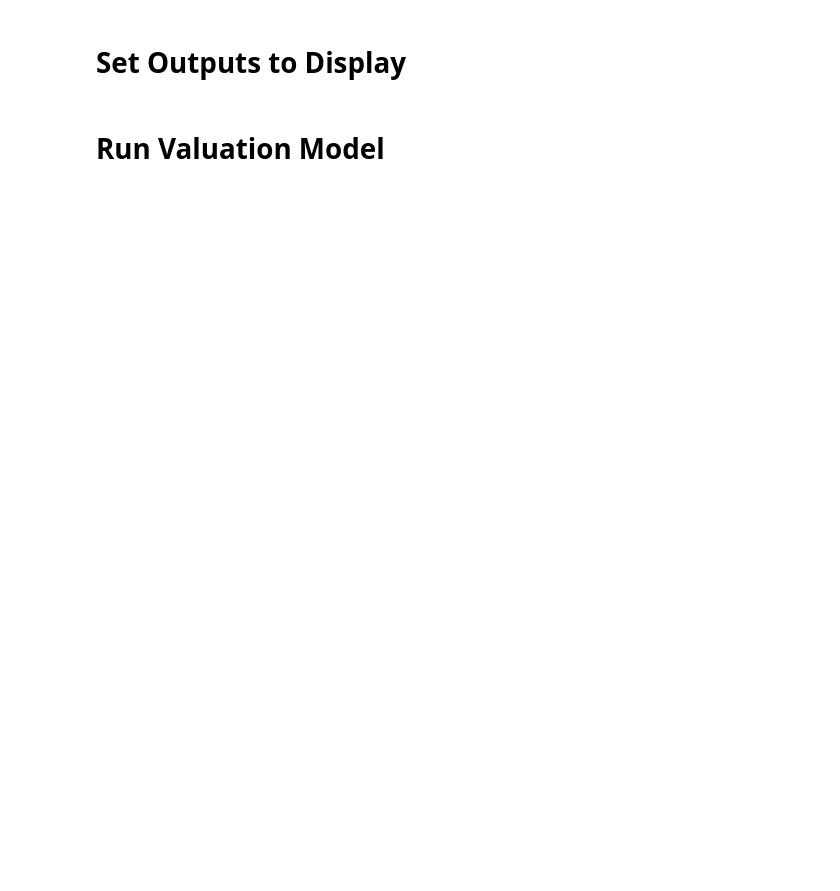
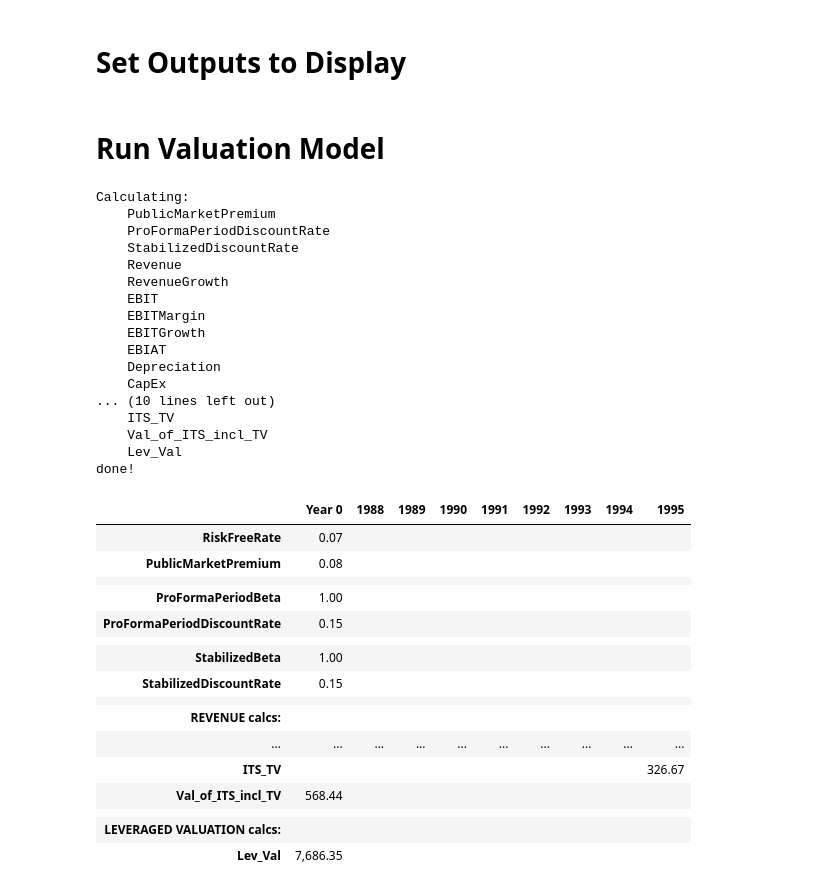
Before and after one commit to TheVinhLuong102/ChicagoBooth-EntrepreneurialFinancePrivateEquity, a Jupyter notebook: St. Louis Institute of Technology/St. Louis Institute of Technology.ipynb, the cells around one changed output. Cells and saved outputs as stored; diff of their text form; code cells hidden in the pictures; blank space fills up the shorter version.

```diff
--- a/St. Louis Institute of Technology/St. Louis Institute of Technology.ipynb
+++ b/St. Louis Institute of Technology/St. Louis Institute of Technology.ipynb
@@ -69,7 +84,7 @@ data_df
 # %% [markdown]
 # Set Outputs to Display
 # %%
-outputs = \
+unlev_outputs = \
     ['RiskFreeRate', 'PublicMarketPremium',
      ' ',
      'ProFormaPeriodBeta', 'ProFormaPeriodDiscountRate',
@@ -84,27 +99,82 @@ outputs = \
      '      ',
      'Depreciation',
      '       ',
-     'NET WORKING CAPITAL calcs:', 'NWC', 'NWC_over_Revenue', 'NWCChange',
+     'CAPEX & NET WORKING CAPITAL calcs:', 'CapEx',
      '        ',
      'FCF & TV calcs:', 'FCF', 'LongTermGrowthRate', 'TV', 'TV_RevenueMultiple', 'TV_EBITMultiple',
      '         ',
-     'VALUATION calcs:', 'Val_of_FCF', 'Val_of_TV', 'Val']
+     'UNLEVERAGED VALUATION calcs:', 'Unlev_Val']
+
+lev_outputs = \
+    ['          ',
+     'INTEREST TAX SHIELD (ITS) calcs:', 'InterestExpense', 'ITS', 'ITS_TV', 'Val_of_ITS_incl_TV',
+     '           ',
+     'LEVERAGED VALUATION calcs:', 'Lev_Val']
 # %% [markdown]
 # Run Valuation Model
 # %%
-results = \
-    model(
-        outputs=outputs,
+inputs = \
+    dict(
         Revenue=[3955] + data_df.Revenue.tolist(),
         EBIT=[446] + data_df.EBIT.tolist(),
         CorpTaxRate=US_CORP_TAX_RATE,
         Depreciation=[180] + data_df.Depreciation.tolist(),
-        NWCChange=[100] + data_df.NetWorkingCapitalChange.tolist(),
+        CapEx=[100] + data_df.CapEx_and_NWCChange.tolist(),
         RiskFreeRate=RISK_FREE_RATE,
         PublicMarketPremium=PUBLIC_MARKET_PREMIUM,
         ProFormaPeriodBeta=SCHOOL_ASSET_BETA,
         StabilizedBeta=SCHOOL_ASSET_BETA,
-        LongTermGrowthRate=LONG_TERM_GROWTH_RATE)
+        LongTermGrowthRate=LONG_TERM_GROWTH_RATE,
+        InterestExpense=[62] + data_df.Interest.tolist())
+
+unlev_results = \
+    unlev_model(
+        outputs=unlev_outputs,
+        **inputs)
+
+print()
+
+lev_results = \
+    lev_model(
+        outputs=lev_outputs,
+        append_to_results_data_frame=unlev_results['data_frame'],
+        Unlev_Val=unlev_results['Unlev_Val'],
+        **inputs)
 
 pandas.options.display.float_format = '{:,.2f}'.format
-results['data_frame'].T
+lev_results['data_frame'].T
+# %% [output]
+Calculating:
+    PublicMarketPremium
+    ProFormaPeriodDiscountRate
+    StabilizedDiscountRate
+    Revenue
+    RevenueGrowth
+    EBIT
+    EBITMargin
+    EBITGrowth
+    EBIAT
+    Depreciation
+    CapEx
+... (10 lines left out)
+    ITS_TV
+    Val_of_ITS_incl_TV
+    Lev_Val
+done!
+|  | Year 0 | 1988 | 1989 | 1990 | 1991 | 1992 | 1993 | 1994 | 1995 |
+| RiskFreeRate | 0.07 |  |  |  |  |  |  |  |  |
+| PublicMarketPremium | 0.08 |  |  |  |  |  |  |  |  |
+|  |  |  |  |  |  |  |  |  |  |
+| ProFormaPeriodBeta | 1.00 |  |  |  |  |  |  |  |  |
+| ProFormaPeriodDiscountRate | 0.15 |  |  |  |  |  |  |  |  |
+|  |  |  |  |  |  |  |  |  |  |
+| StabilizedBeta | 1.00 |  |  |  |  |  |  |  |  |
+| StabilizedDiscountRate | 0.15 |  |  |  |  |  |  |  |  |
+|  |  |  |  |  |  |  |  |  |  |
+| REVENUE calcs: |  |  |  |  |  |  |  |  |  |
+| ... | ... | ... | ... | ... | ... | ... | ... | ... | ... |
+| ITS_TV |  |  |  |  |  |  |  |  | 326.67 |
+| Val_of_ITS_incl_TV | 568.44 |  |  |  |  |  |  |  |  |
+|  |  |  |  |  |  |  |  |  |  |
+| LEVERAGED VALUATION calcs: |  |  |  |  |  |  |  |  |  |
+| Lev_Val | 7,686.35 |  |  |  |  |  |  |  |  |
```
Also changed, not shown: parts of 3 cells of this notebook, 1 other file.
